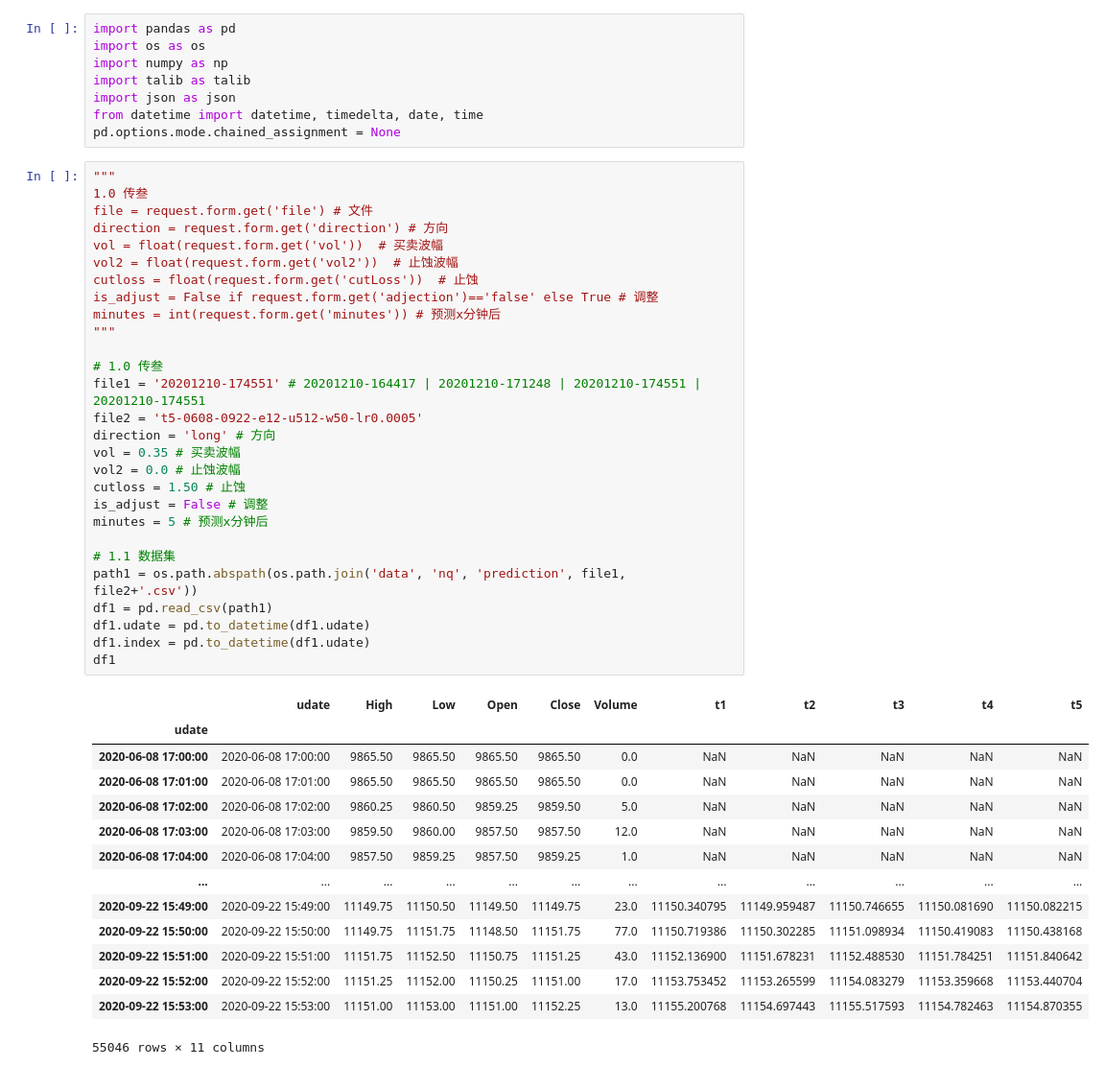
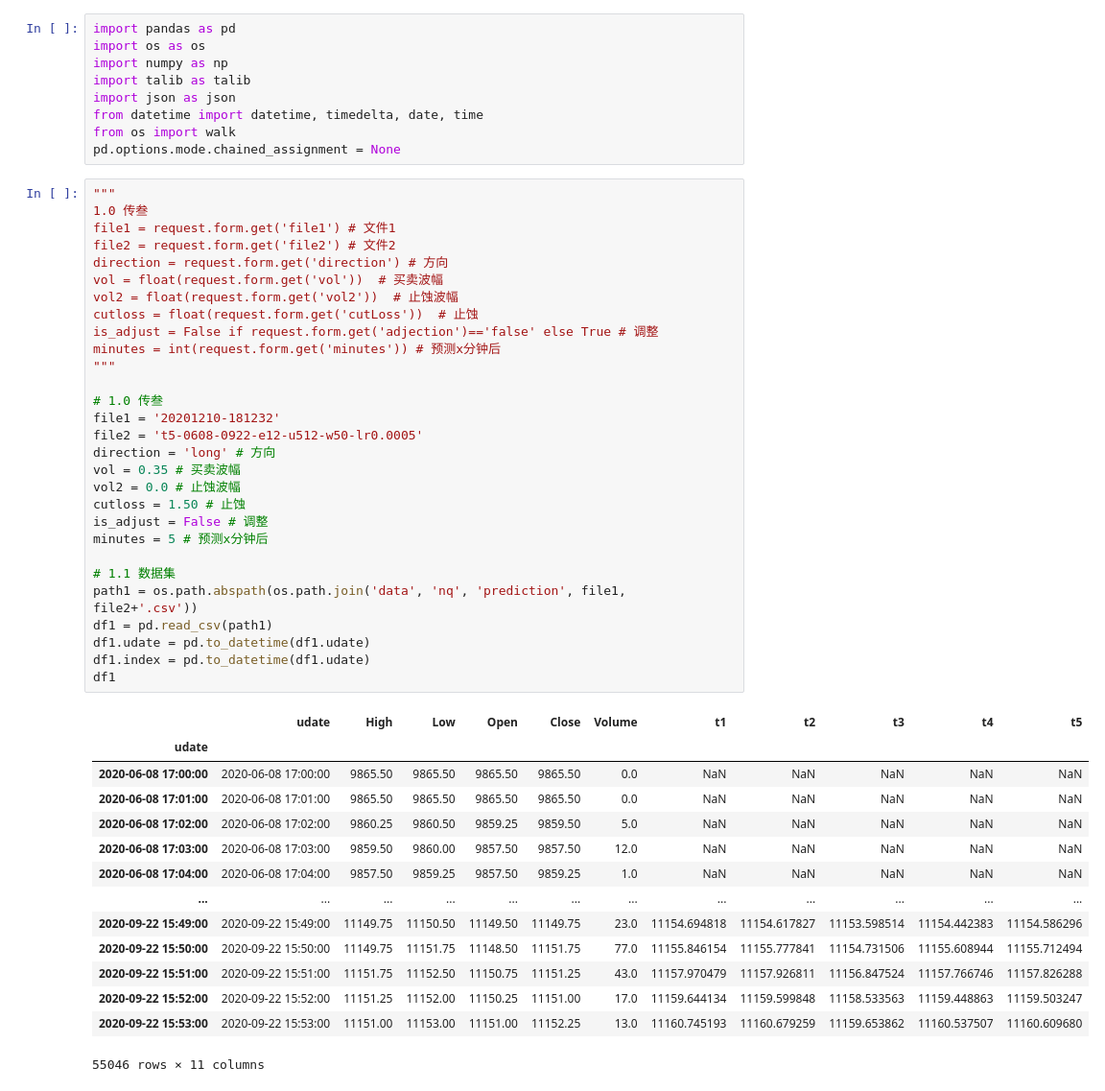
Before and after one commit to webclinic017/dbpower-machine-learning-project, a Jupyter notebook: algo.ipynb, the cells around one changed output. Shown at 96% size. Cells and saved outputs as stored; diff of their text form.

```diff
--- a/algo.ipynb
+++ b/algo.ipynb
@@ -5,49 +5,51 @@ import numpy as np
 import talib as talib
 import json as json
 from datetime import datetime, timedelta, date, time
+from os import walk
 pd.options.mode.chained_assignment = None
 # %%
 """
 1.0 传叁
-file = request.form.get('file') # 文件
+file1 = request.form.get('file1') # 文件1
+file2 = request.form.get('file2') # 文件2
 direction = request.form.get('direction') # 方向
 vol = float(request.form.get('vol'))  # 买卖波幅
 vol2 = float(request.form.get('vol2'))  # 止蚀波幅
 cutloss = float(request.form.get('cutLoss'))  # 止蚀
 is_adjust = False if request.form.get('adjection')=='false' else True # 调整
 minutes = int(request.form.get('minutes')) # 预测x分钟后
 """
 
 # 1.0 传叁
-file1 = '20201210-174551' # 20201210-164417 | 20201210-171248 | 20201210-174551 | 20201210-174551
+file1 = '20201210-181232'
 file2 = 't5-0608-0922-e12-u512-w50-lr0.0005'
 direction = 'long' # 方向
 vol = 0.35 # 买卖波幅
 vol2 = 0.0 # 止蚀波幅
 cutloss = 1.50 # 止蚀
 is_adjust = False # 调整
 minutes = 5 # 预测x分钟后
 
 # 1.1 数据集
 path1 = os.path.abspath(os.path.join('data', 'nq', 'prediction', file1, file2+'.csv'))
 df1 = pd.read_csv(path1)
 df1.udate = pd.to_datetime(df1.udate)
 df1.index = pd.to_datetime(df1.udate)
 df1
 # %% [output]
 |  | udate | High | Low | Open | Close | Volume | t1 | t2 | t3 | t4 | t5 |
 | udate |  |  |  |  |  |  |  |  |  |  |  |
 | 2020-06-08 17:00:00 | 2020-06-08 17:00:00 | 9865.50 | 9865.50 | 9865.50 | 9865.50 | 0.0 | NaN | NaN | NaN | NaN | NaN |
 | 2020-06-08 17:01:00 | 2020-06-08 17:01:00 | 9865.50 | 9865.50 | 9865.50 | 9865.50 | 0.0 | NaN | NaN | NaN | NaN | NaN |
 | 2020-06-08 17:02:00 | 2020-06-08 17:02:00 | 9860.25 | 9860.50 | 9859.25 | 9859.50 | 5.0 | NaN | NaN | NaN | NaN | NaN |
 | 2020-06-08 17:03:00 | 2020-06-08 17:03:00 | 9859.50 | 9860.00 | 9857.50 | 9857.50 | 12.0 | NaN | NaN | NaN | NaN | NaN |
 | 2020-06-08 17:04:00 | 2020-06-08 17:04:00 | 9857.50 | 9859.25 | 9857.50 | 9859.25 | 1.0 | NaN | NaN | NaN | NaN | NaN |
 | ... | ... | ... | ... | ... | ... | ... | ... | ... | ... | ... | ... |
-| 2020-09-22 15:49:00 | 2020-09-22 15:49:00 | 11149.75 | 11150.50 | 11149.50 | 11149.75 | 23.0 | 11150.340795 | 11149.959487 | 11150.746655 | 11150.081690 | 11150.082215 |
-| 2020-09-22 15:50:00 | 2020-09-22 15:50:00 | 11149.75 | 11151.75 | 11148.50 | 11151.75 | 77.0 | 11150.719386 | 11150.302285 | 11151.098934 | 11150.419083 | 11150.438168 |
-| 2020-09-22 15:51:00 | 2020-09-22 15:51:00 | 11151.75 | 11152.50 | 11150.75 | 11151.25 | 43.0 | 11152.136900 | 11151.678231 | 11152.488530 | 11151.784251 | 11151.840642 |
-| 2020-09-22 15:52:00 | 2020-09-22 15:52:00 | 11151.25 | 11152.00 | 11150.25 | 11151.00 | 17.0 | 11153.753452 | 11153.265599 | 11154.083279 | 11153.359668 | 11153.440704 |
-| 2020-09-22 15:53:00 | 2020-09-22 15:53:00 | 11151.00 | 11153.00 | 11151.00 | 11152.25 | 13.0 | 11155.200768 | 11154.697443 | 11155.517593 | 11154.782463 | 11154.870355 |
+| 2020-09-22 15:49:00 | 2020-09-22 15:49:00 | 11149.75 | 11150.50 | 11149.50 | 11149.75 | 23.0 | 11154.694818 | 11154.617827 | 11153.598514 | 11154.442383 | 11154.586296 |
+| 2020-09-22 15:50:00 | 2020-09-22 15:50:00 | 11149.75 | 11151.75 | 11148.50 | 11151.75 | 77.0 | 11155.846154 | 11155.777841 | 11154.731506 | 11155.608944 | 11155.712494 |
+| 2020-09-22 15:51:00 | 2020-09-22 15:51:00 | 11151.75 | 11152.50 | 11150.75 | 11151.25 | 43.0 | 11157.970479 | 11157.926811 | 11156.847524 | 11157.766746 | 11157.826288 |
+| 2020-09-22 15:52:00 | 2020-09-22 15:52:00 | 11151.25 | 11152.00 | 11150.25 | 11151.00 | 17.0 | 11159.644134 | 11159.599848 | 11158.533563 | 11159.448863 | 11159.503247 |
+| 2020-09-22 15:53:00 | 2020-09-22 15:53:00 | 11151.00 | 11153.00 | 11151.00 | 11152.25 | 13.0 | 11160.745193 | 11160.679259 | 11159.653862 | 11160.537507 | 11160.609680 |
 55046 rows × 11 columns
 # %%
 # 2.0 数据集2
```
Also changed, not shown: parts of 5 cells of this notebook, 2 other files.
